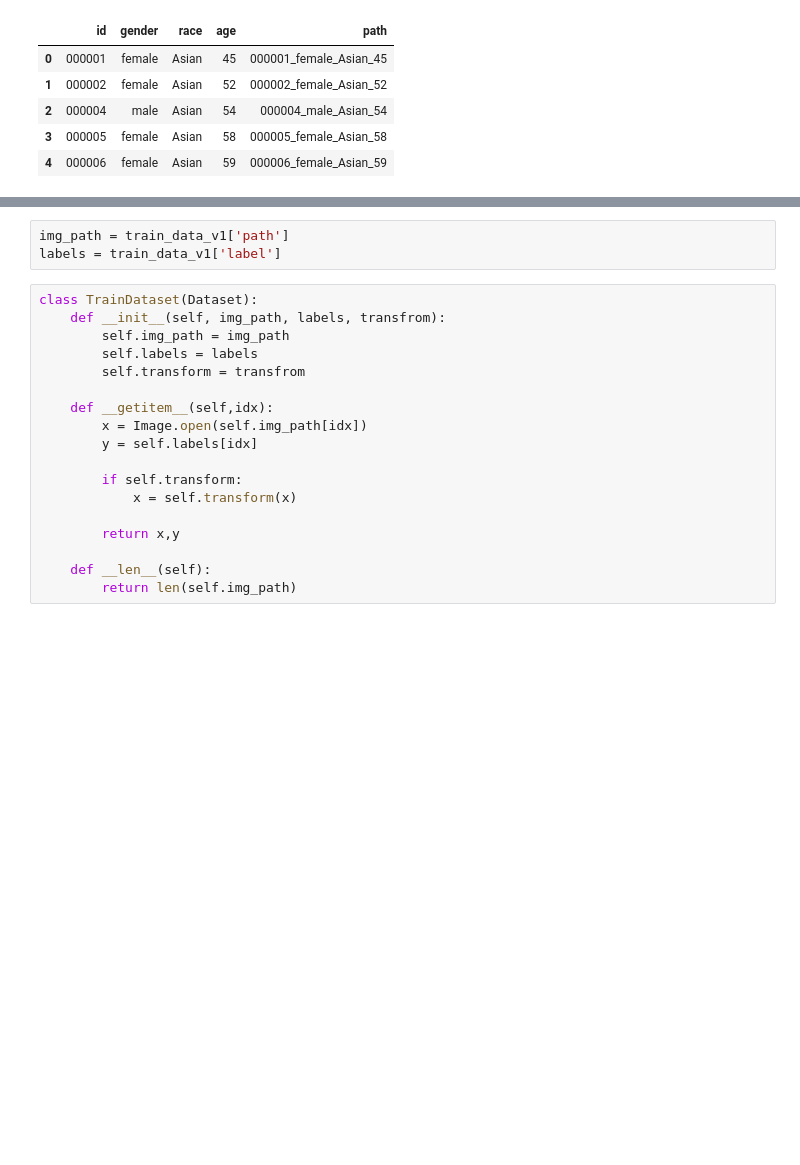
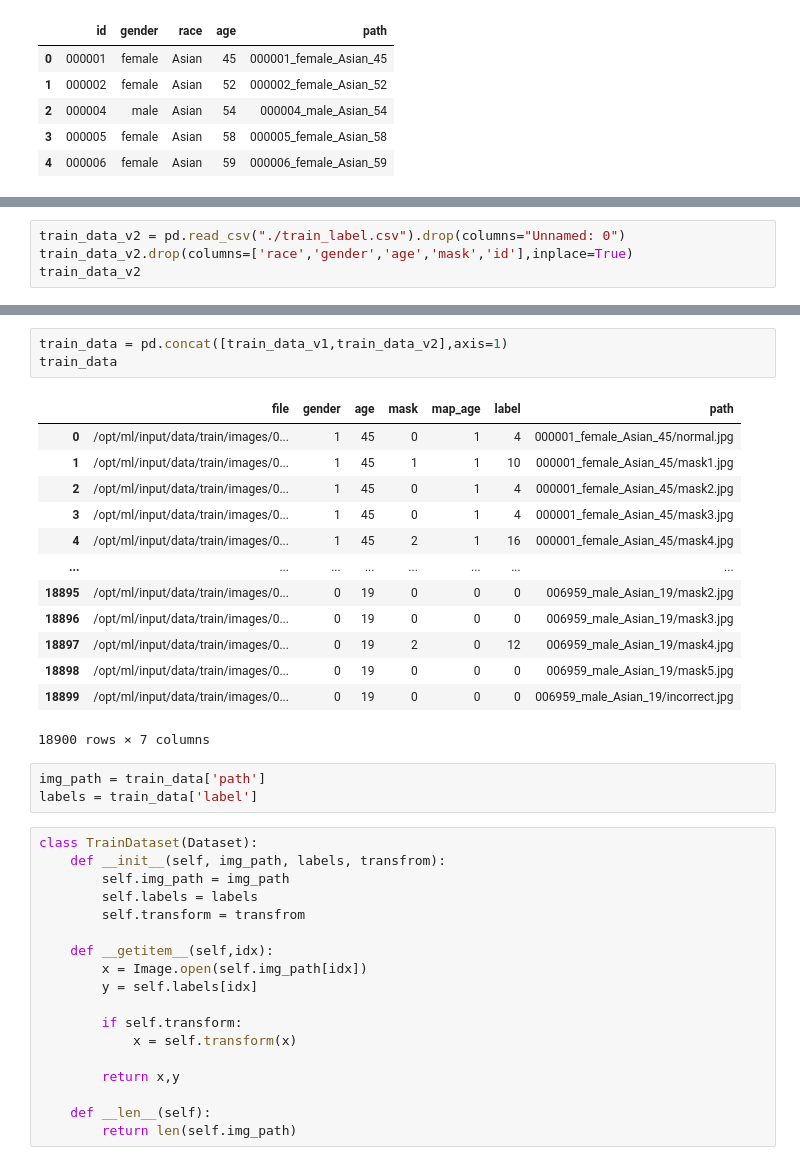
Before and after one commit to boostcampaitech2/image-classification-level1-18, a Jupyter notebook: Main_notebook.ipynb, the cells around one changed output, grey strips where cells are left out. Saved outputs shown, nothing was run; the diff lists cells and outputs as text; blank space fills up the shorter version.

```diff
--- a/Main_notebook.ipynb
+++ b/Main_notebook.ipynb
@@ -64 +68,5 @@ train_data_v1
 18900 rows × 6 columns
+# %%
+train_data_v2 = pd.read_csv("./train_label.csv").drop(columns="Unnamed: 0")
+train_data_v2.drop(columns=['race','gender','age','mask','id'],inplace=True)
+train_data_v2
@@ -65,6 +87,23 @@ train_data_v1
+# %%
+train_data = pd.concat([train_data_v1,train_data_v2],axis=1)
+train_data
+# %% [output]
+|  | file | gender | age | mask | map_age | label | path |
+| 0 | /opt/ml/input/data/train/images/0... | 1 | 45 | 0 | 1 | 4 | 000001_female_Asian_45/normal.jpg |
+| 1 | /opt/ml/input/data/train/images/0... | 1 | 45 | 1 | 1 | 10 | 000001_female_Asian_45/mask1.jpg |
+| 2 | /opt/ml/input/data/train/images/0... | 1 | 45 | 0 | 1 | 4 | 000001_female_Asian_45/mask2.jpg |
+| 3 | /opt/ml/input/data/train/images/0... | 1 | 45 | 0 | 1 | 4 | 000001_female_Asian_45/mask3.jpg |
+| 4 | /opt/ml/input/data/train/images/0... | 1 | 45 | 2 | 1 | 16 | 000001_female_Asian_45/mask4.jpg |
+| ... | ... | ... | ... | ... | ... | ... | ... |
+| 18895 | /opt/ml/input/data/train/images/0... | 0 | 19 | 0 | 0 | 0 | 006959_male_Asian_19/mask2.jpg |
+| 18896 | /opt/ml/input/data/train/images/0... | 0 | 19 | 0 | 0 | 0 | 006959_male_Asian_19/mask3.jpg |
+| 18897 | /opt/ml/input/data/train/images/0... | 0 | 19 | 2 | 0 | 12 | 006959_male_Asian_19/mask4.jpg |
+| 18898 | /opt/ml/input/data/train/images/0... | 0 | 19 | 0 | 0 | 0 | 006959_male_Asian_19/mask5.jpg |
+| 18899 | /opt/ml/input/data/train/images/0... | 0 | 19 | 0 | 0 | 0 | 006959_male_Asian_19/incorrect.jpg |
+18900 rows × 7 columns
 # %%
-img_path = train_data_v1['path']
-labels = train_data_v1['label']
+img_path = train_data['path']
+labels = train_data['label']
 # %%
 class TrainDataset(Dataset):
     def __init__(self, img_path, labels, transfrom):
```
Also changed, not shown: parts of 10 cells of this notebook, 4 other files.
